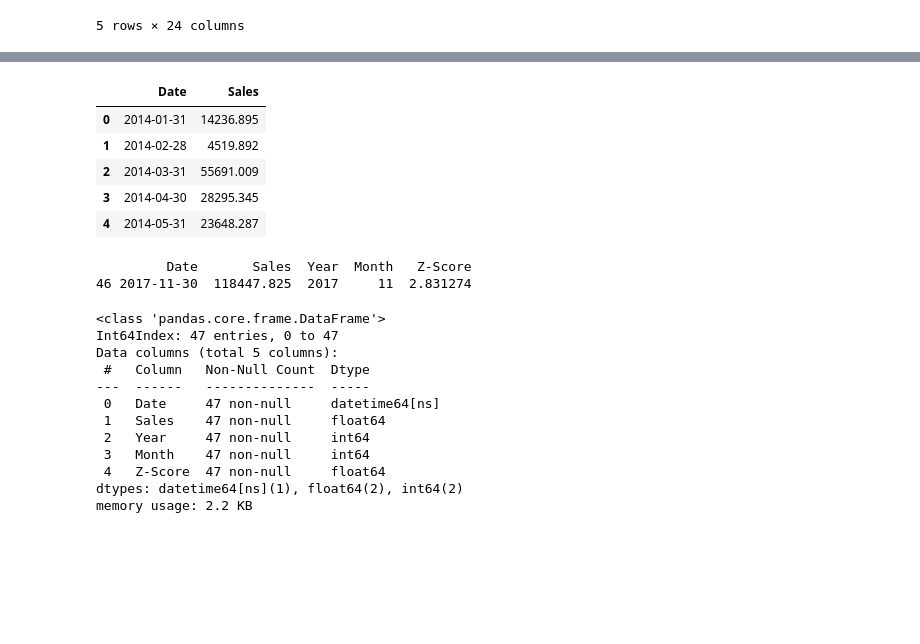
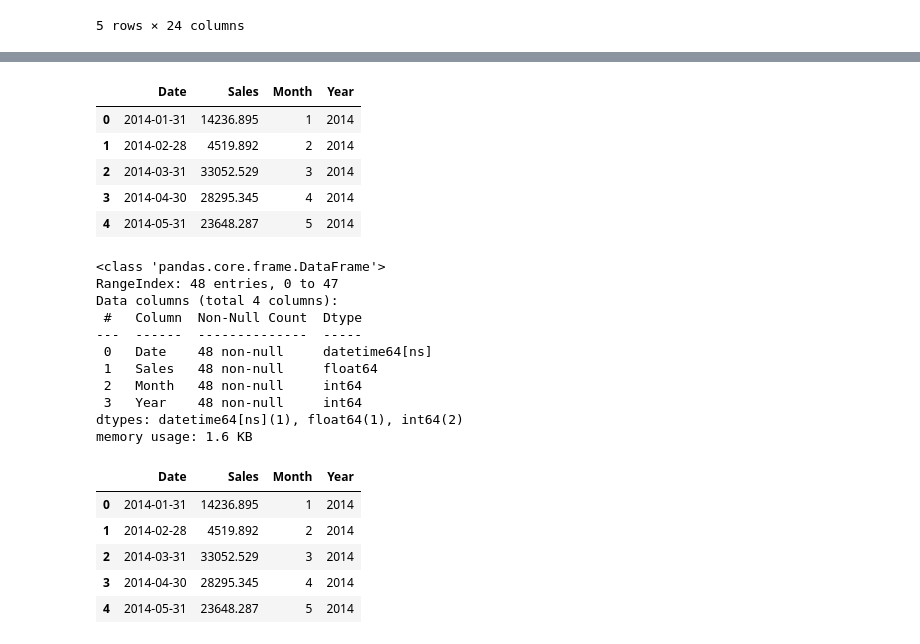
Before and after one commit to jmpealy/project-4-ML-integration, a Jupyter notebook: Machinelearning.ipynb, the cells around one changed output, grey strips where cells are left out. Drawn from its saved outputs; the diff is of its cells as text; code cells hidden in the pictures; blank space fills up the shorter version.

```diff
--- a/Machinelearning.ipynb
+++ b/Machinelearning.ipynb
@@ -29,3 +63,5 @@ df.head()
+# %%
+df.drop(index= df[(df['Sales'] > 13000)].index, inplace=True)
 # %%
 # Determine the number of unique values in each column.
 df.nunique()
@@ -76,42 +133,29 @@ df['Order Year'] = df['Order Date'].dt.year
 # %%
 # Split the monthly sales by date
 sales_data = df[['Order Date', 'Sales']].copy()
 
 # Convert 'Order Date' column to datetime
 df['Order Date'] = pd.to_datetime(df['Order Date'])
 
 # Extract year and month
 sales_data['Year'] = sales_data['Order Date'].dt.year
 sales_data['Month'] = sales_data['Order Date'].dt.month
 
 # Group by year and month and sum the sales
 sales_data = sales_data.groupby(['Year', 'Month'])['Sales'].sum().reset_index()
 
 # Create the 'Date' column with the last day of the month
 sales_data['Date'] = pd.to_datetime(sales_data[['Year', 'Month']].assign(day=1)) + pd.DateOffset(months=1) - pd.DateOffset(days=1)
 
 # Create the 'sales_df' DataFrame
-sales_df = sales_data[['Date', 'Sales']]
+sales_df = sales_data[['Date', 'Sales', 'Month', 'Year']]
 
 # Display the first few rows of the resulting DataFrame
 sales_df.head()
 # %% [output]
-|  | Date | Sales |
-| 0 | 2014-01-31 | 14236.895 |
-| 1 | 2014-02-28 | 4519.892 |
-| 2 | 2014-03-31 | 55691.009 |
-| 3 | 2014-04-30 | 28295.345 |
-| 4 | 2014-05-31 | 23648.287 |
+|  | Date | Sales | Month | Year |
+| 0 | 2014-01-31 | 14236.895 | 1 | 2014 |
+| 1 | 2014-02-28 | 4519.892 | 2 | 2014 |
+| 2 | 2014-03-31 | 33052.529 | 3 | 2014 |
+| 3 | 2014-04-30 | 28295.345 | 4 | 2014 |
+| 4 | 2014-05-31 | 23648.287 | 5 | 2014 |
-# %%
-z_scores = stats.zscore(sales_df['Sales'])
-sales_df['Z-Score'] = z_scores
-
-# Identify outliers based on Z-score
-outlier_threshold = 2  # Adjust as needed
-outliers = sales_df[sales_df['Z-Score'].abs() > outlier_threshold]
-print(outliers)
-
-filtered_sales_df = sales_df[abs(sales_df['Z-Score']) <= outlier_threshold]
-# %% [output]
-         Date       Sales  Year  Month   Z-Score
-46 2017-11-30  118447.825  2017     11  2.831274
@@ -128,19 +162,25 @@ outliers = sales_df[(sales_df['Sales'] < lower_bound) | (sales_df['Sales'] > upp
 # %%
-filtered_sales_df.info()
+sales_df.info()
 # %% [output]
 <class 'pandas.core.frame.DataFrame'>
-Int64Index: 47 entries, 0 to 47
-Data columns (total 5 columns):
- #   Column   Non-Null Count  Dtype
----  ------   --------------  -----
- 0   Date     47 non-null     datetime64[ns]
- 1   Sales    47 non-null     float64
- 2   Year     47 non-null     int64
- 3   Month    47 non-null     int64
- 4   Z-Score  47 non-null     float64
-dtypes: datetime64[ns](1), float64(2), int64(2)
-memory usage: 2.2 KB
+RangeIndex: 48 entries, 0 to 47
+Data columns (total 4 columns):
+ #   Column  Non-Null Count  Dtype
+---  ------  --------------  -----
+ 0   Date    48 non-null     datetime64[ns]
+ 1   Sales   48 non-null     float64
+ 2   Month   48 non-null     int64
+ 3   Year    48 non-null     int64
+dtypes: datetime64[ns](1), float64(1), int64(2)
+memory usage: 1.6 KB
 # %%
 #Preprocess the data
-filtered_sales_df=sales_df.sort_values('Date')
+sales_df.sort_values('Date')[:5]
+# %% [output]
+|  | Date | Sales | Month | Year |
+| 0 | 2014-01-31 | 14236.895 | 1 | 2014 |
+| 1 | 2014-02-28 | 4519.892 | 2 | 2014 |
+| 2 | 2014-03-31 | 33052.529 | 3 | 2014 |
+| 3 | 2014-04-30 | 28295.345 | 4 | 2014 |
+| 4 | 2014-05-31 | 23648.287 | 5 | 2014 |
 # %%
```
Also changed, not shown: parts of 14 cells of this notebook.
